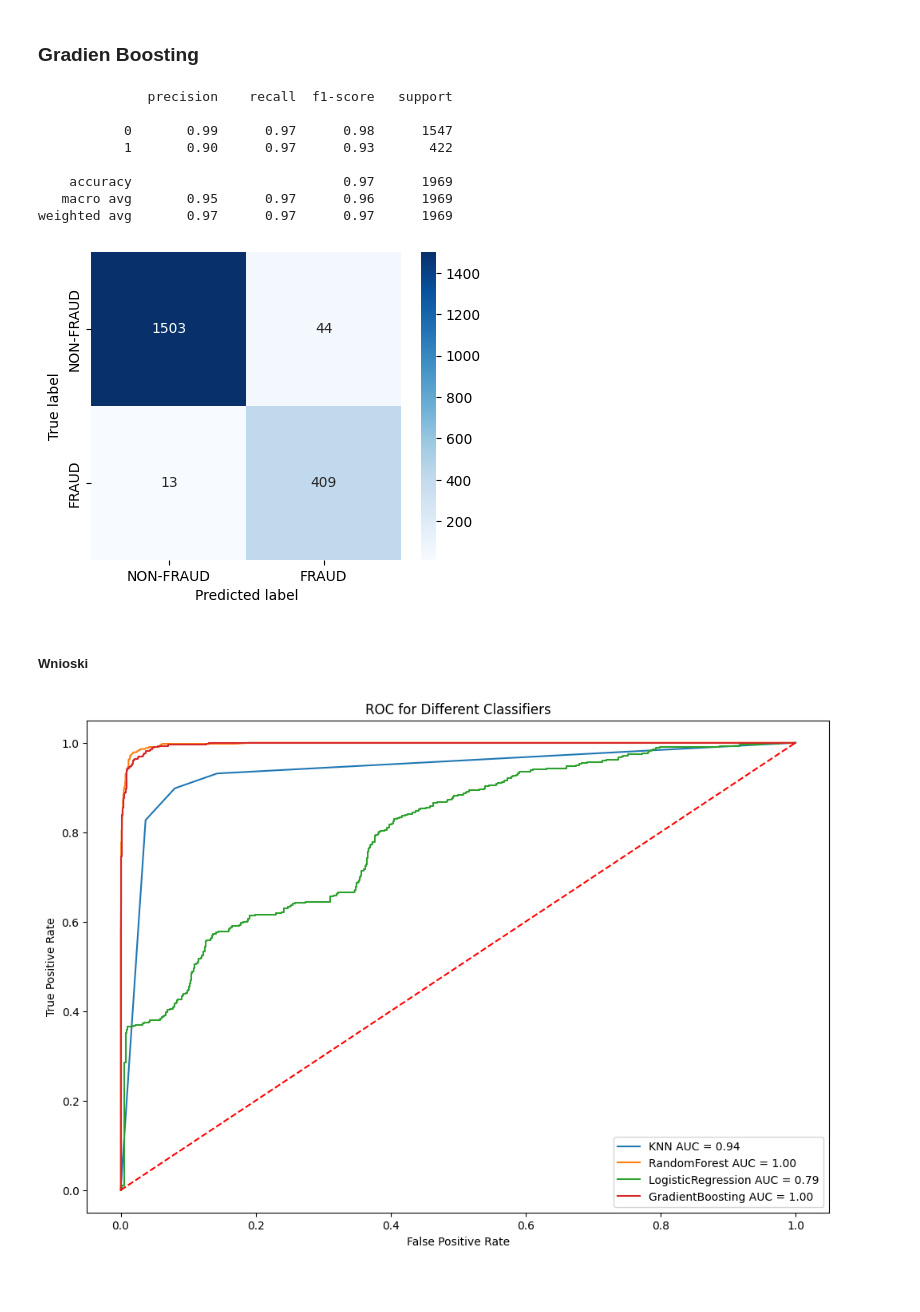
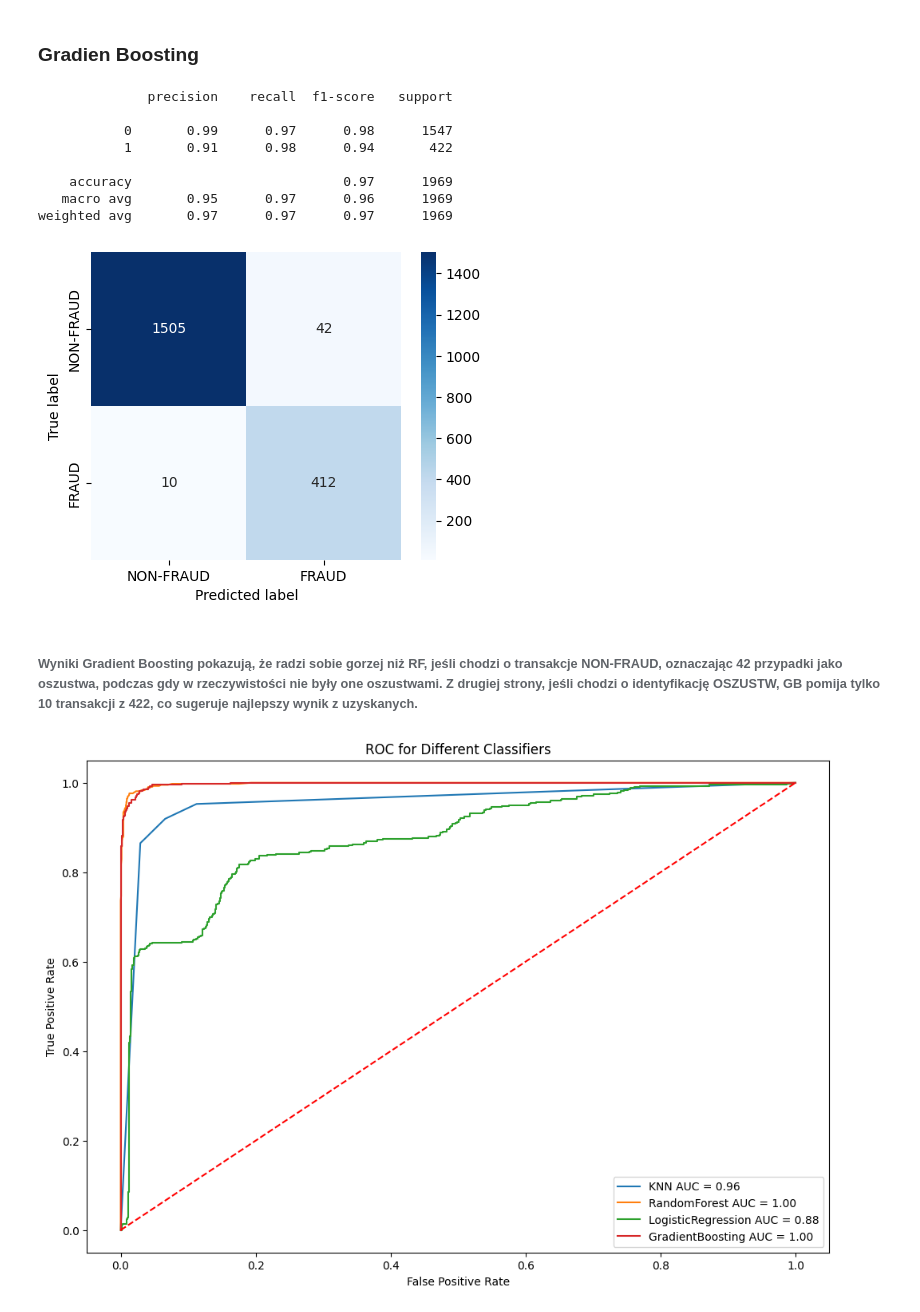
Before and after one commit to nataliaaa14/ML_2024, a Jupyter notebook: CASESTUDY1.ipynb, the cells around one changed output. Cells and saved outputs as stored; diff of their text form; code cells hidden in the pictures; blank space fills up the shorter version.

```diff
--- a/CASESTUDY1.ipynb
+++ b/CASESTUDY1.ipynb
@@ -376,7 +379,7 @@ print(X_test.shape, y_test.shape)
 (1969, 28) (1969,)
 # %%
 # Standaryzacja
-# sc = StandardScaler()
-# sc_train = sc.fit_transform(X_train)
-# sc_test = sc.transform(X_test)
+sc = StandardScaler()
+sc_train = sc.fit_transform(X_train)
+sc_test = sc.transform(X_test)
 # %%
@@ -390,9 +392,9 @@ scaler_test = scaler.transform(X_test)
 # %%
 
 oversample = SMOTE()
-print(f'Shape of the training before SMOTE: {scaler_train.shape, y_train.shape}')
+print(f'Shape of the training before SMOTE: {sc_train.shape, y_train.shape}')
 
-x_tr_resample, y_tr_resample = oversample.fit_resample(scaler_train, y_train)
+x_tr_resample, y_tr_resample = oversample.fit_resample(sc_train, y_train)
 print(f'Shape of the training after SMOTE: {x_tr_resample.shape, y_tr_resample.shape}')
 # %% [output]
 Shape of the training before SMOTE: ((7872, 28), (7872,))
@@ -510,13 +512,13 @@ weighted avg       0.92      0.92      0.92      1969
 ### Gradien Boosting
 # %%
 
-grad = GradientBoostingClassifier(random_state=42)
-grad.fit(x_tr_resample, y_tr_resample)
+GB = GradientBoostingClassifier(random_state=42)
+GB.fit(x_tr_resample, y_tr_resample)
 
 # Transform test features
-scaler_test = scaler.transform(X_test)
+scaler_test = sc.transform(X_test)
 
-y_pred = grad.predict(scaler_test)
+y_pred = GB.predict(scaler_test)
 
 print(classification_report(y_test, y_pred))
 
@@ -531,33 +533,33 @@ plt.show()
               precision    recall  f1-score   support
 
            0       0.99      0.97      0.98      1547
-           1       0.90      0.97      0.93       422
+           1       0.91      0.98      0.94       422
 
     accuracy                           0.97      1969
    macro avg       0.95      0.97      0.96      1969
 weighted avg       0.97      0.97      0.97      1969
 [figure]
-# %% [markdown]
-##### Wnioski
+# %% [markdown]
+###### Wyniki Gradient Boosting pokazują, że radzi sobie gorzej niż RF, jeśli chodzi o transakcje NON-FRAUD, oznaczając 42 przypadki jako oszustwa, podczas gdy w rzeczywistości nie były one oszustwami. Z drugiej strony, jeśli chodzi o identyfikację OSZUSTW, GB pomija tylko 10 transakcji z 422, co sugeruje najlepszy wynik z uzyskanych.
 # %%
 # Plotting AUC for KNN, RandomForest, LogisticRegression and GradientBoosting
-models = [knn, RF, LR, grad]
+models = [knn, RF, LR, GB]
 model_names = ['KNN', 'RandomForest', 'LogisticRegression','GradientBoosting']
 
 plt.figure(figsize=(12,8))
 plt.title('ROC for Different Classifiers')
 
 for model, name in zip(models, model_names):
     probs = model.predict_proba(scaler_test)[:, 1]
     fpr, tpr, _ = roc_curve(y_test, probs)
     roc_auc = auc(fpr, tpr)
     plt.plot(fpr, tpr, label='%s AUC = %0.2f' % (name, roc_auc))
 
 plt.legend(loc='lower right')
 plt.plot([0, 1], [0, 1], 'r--')
 plt.ylabel('True Positive Rate')
 plt.xlabel('False Positive Rate')
 plt.show()
 # %% [output]
-[figure, old version]
+[figure, new version]
 # %% [markdown]
```
Also changed, not shown: parts of 15 cells of this notebook.
